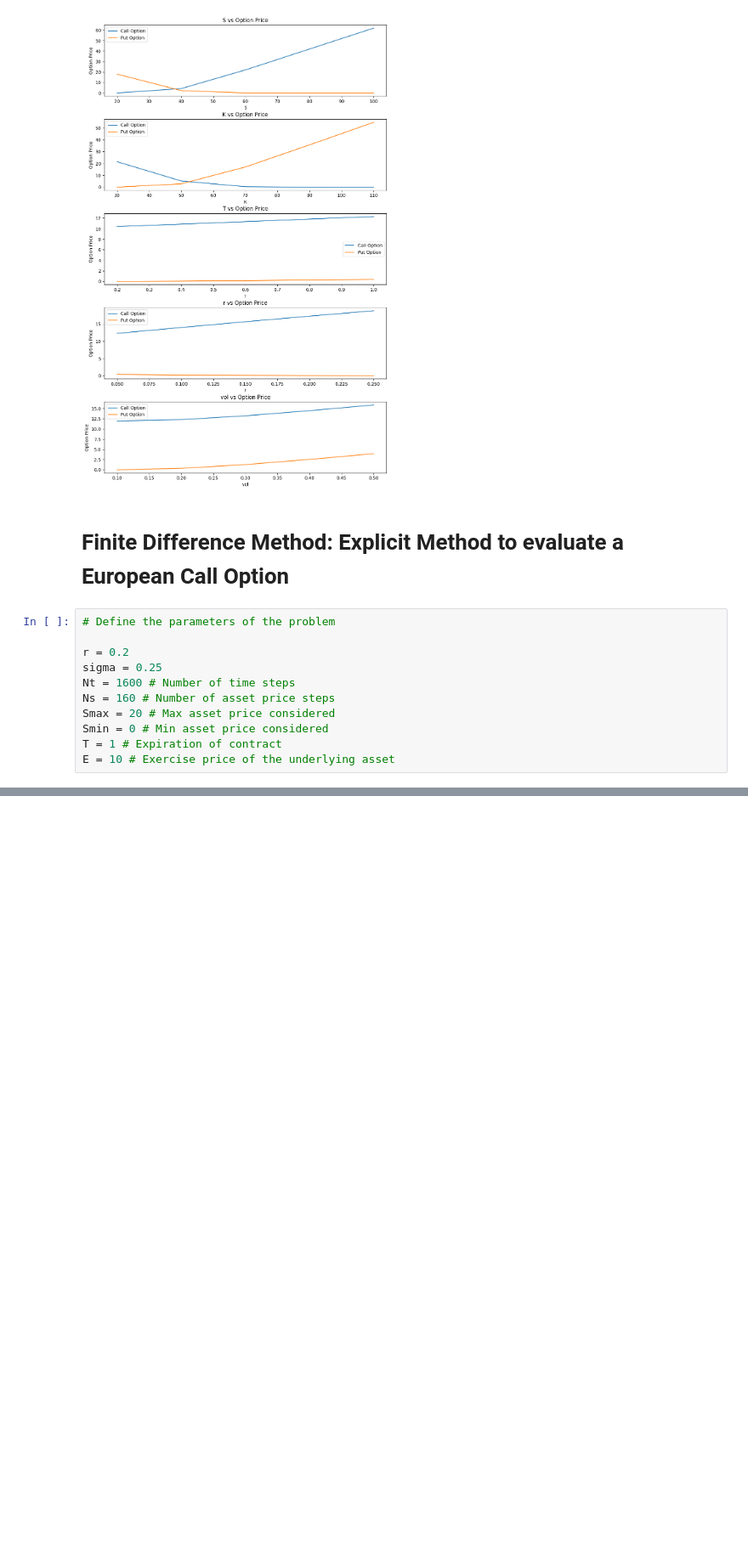
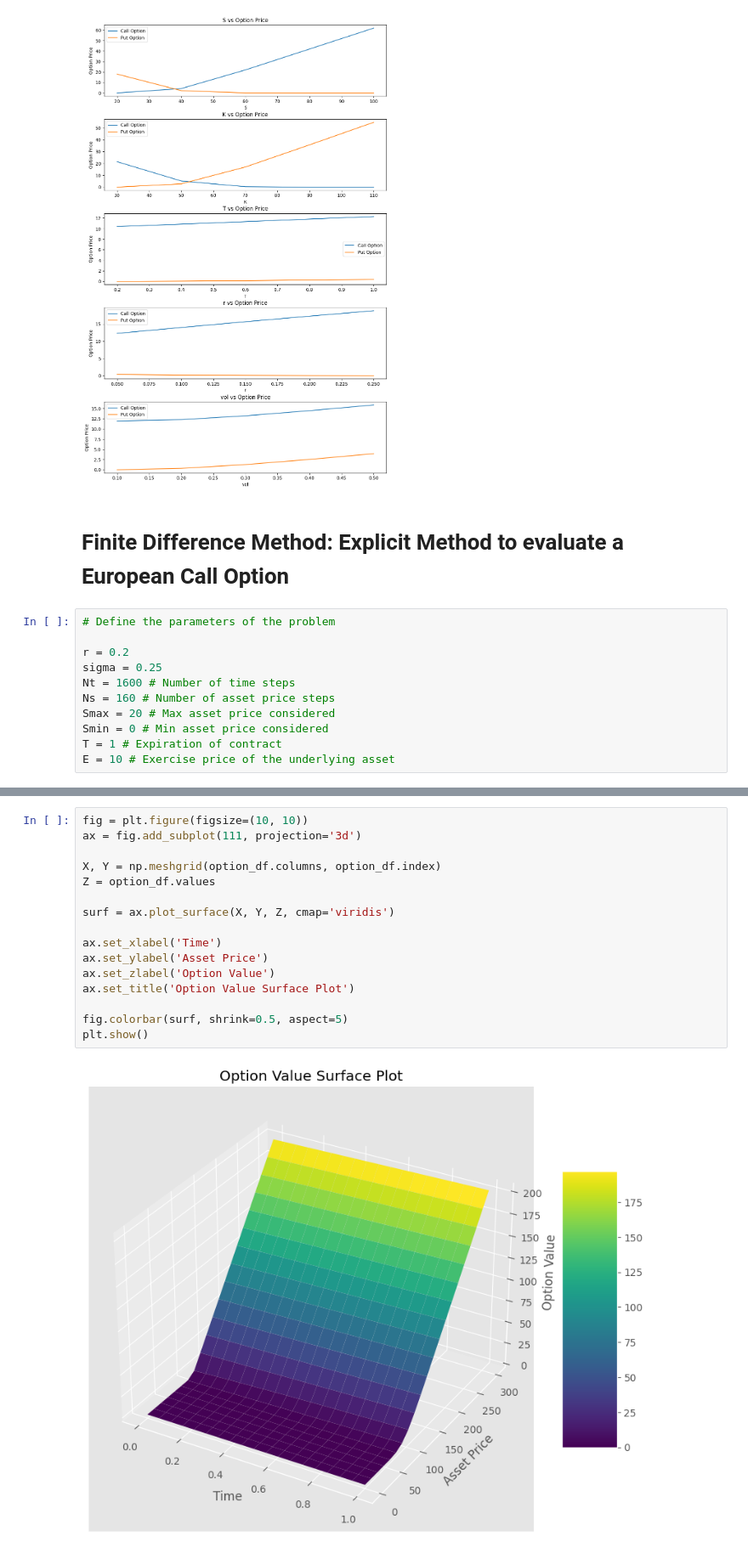
Before and after one commit to remytr/Black-Scholes-Model, a Jupyter notebook: Black_Scholes_Option_Pricing.ipynb, the cells around one changed output, grey strips where cells are left out. Shown at 85% size. Saved outputs shown, nothing was run; the diff lists cells and outputs as text; blank space fills up the shorter version.

```diff
--- a/Black_Scholes_Option_Pricing.ipynb
+++ b/Black_Scholes_Option_Pricing.ipynb
@@ -180,0 +280,18 @@ plt.plot(S,V[:,0])
+# %%
+fig = plt.figure(figsize=(10, 10))
+ax = fig.add_subplot(111, projection='3d')
+
+X, Y = np.meshgrid(option_df.columns, option_df.index)
+Z = option_df.values
+
+surf = ax.plot_surface(X, Y, Z, cmap='viridis')
+
+ax.set_xlabel('Time')
+ax.set_ylabel('Asset Price')
+ax.set_zlabel('Option Value')
+ax.set_title('Option Value Surface Plot')
+
+fig.colorbar(surf, shrink=0.5, aspect=5)
+plt.show()
+# %% [output]
+[figure, added]
```
Also changed, not shown: parts of 10 cells of this notebook.
